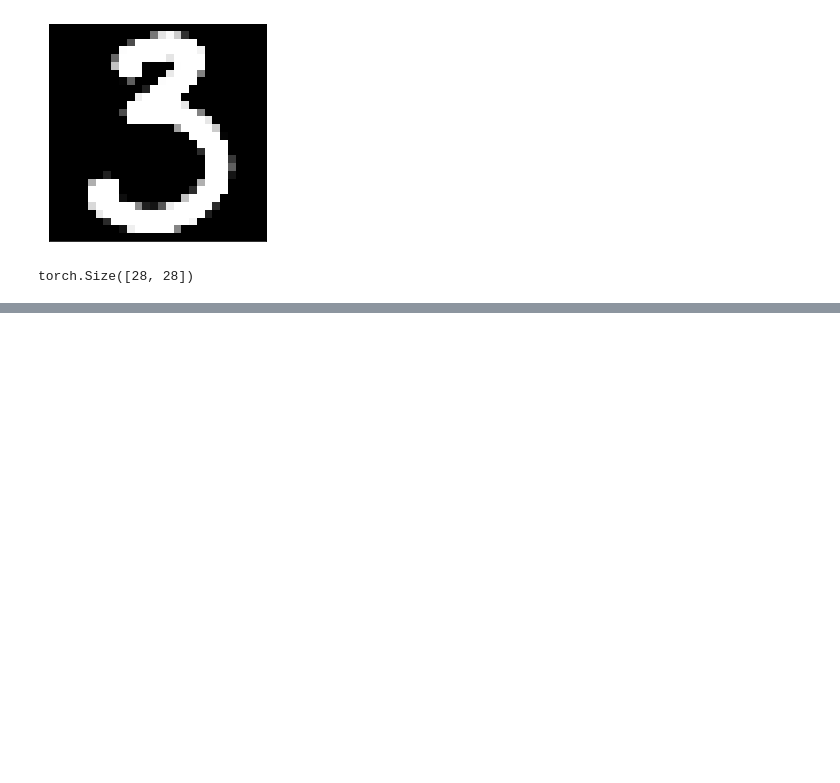
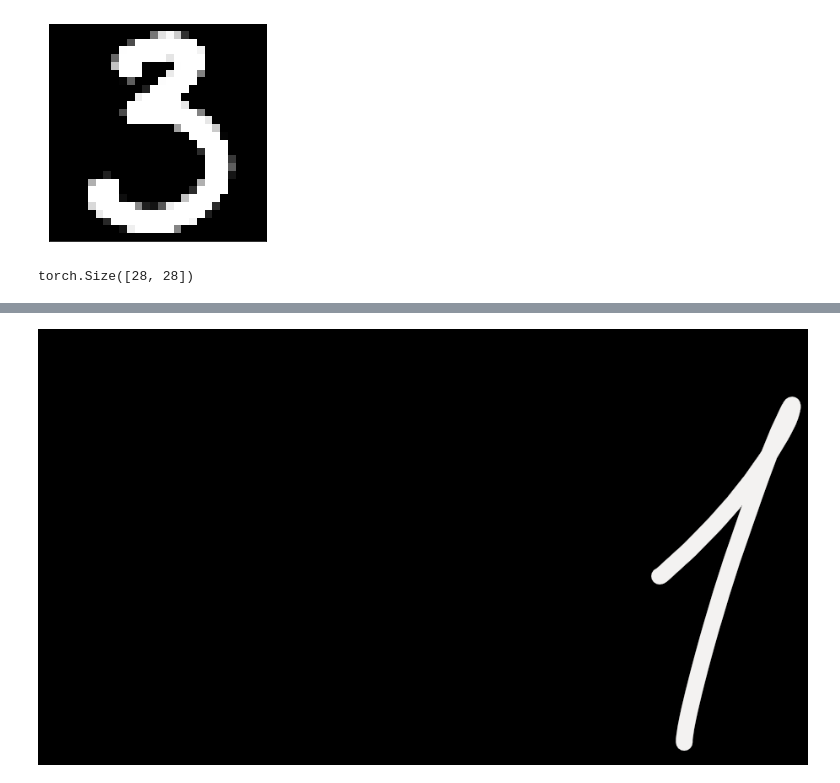
Before and after one commit to knmlprz/handwritten-digits, a Jupyter notebook: Notebooks/image_preprocessing.ipynb, the cells around one changed output, grey strips where cells are left out. Saved outputs shown, nothing was run; the diff lists cells and outputs as text; code cells hidden in the pictures; blank space fills up the shorter version.

```diff
--- a/Notebooks/image_preprocessing.ipynb
+++ b/Notebooks/image_preprocessing.ipynb
@@ -186,0 +218,5 @@ plt.yticks([])
+# %%
+im2 = Image.open("image_example_v2.png")
+im2
+# %% [output]
+[figure, added]
```
Also changed, not shown: parts of 16 cells of this notebook, 2 other files.
